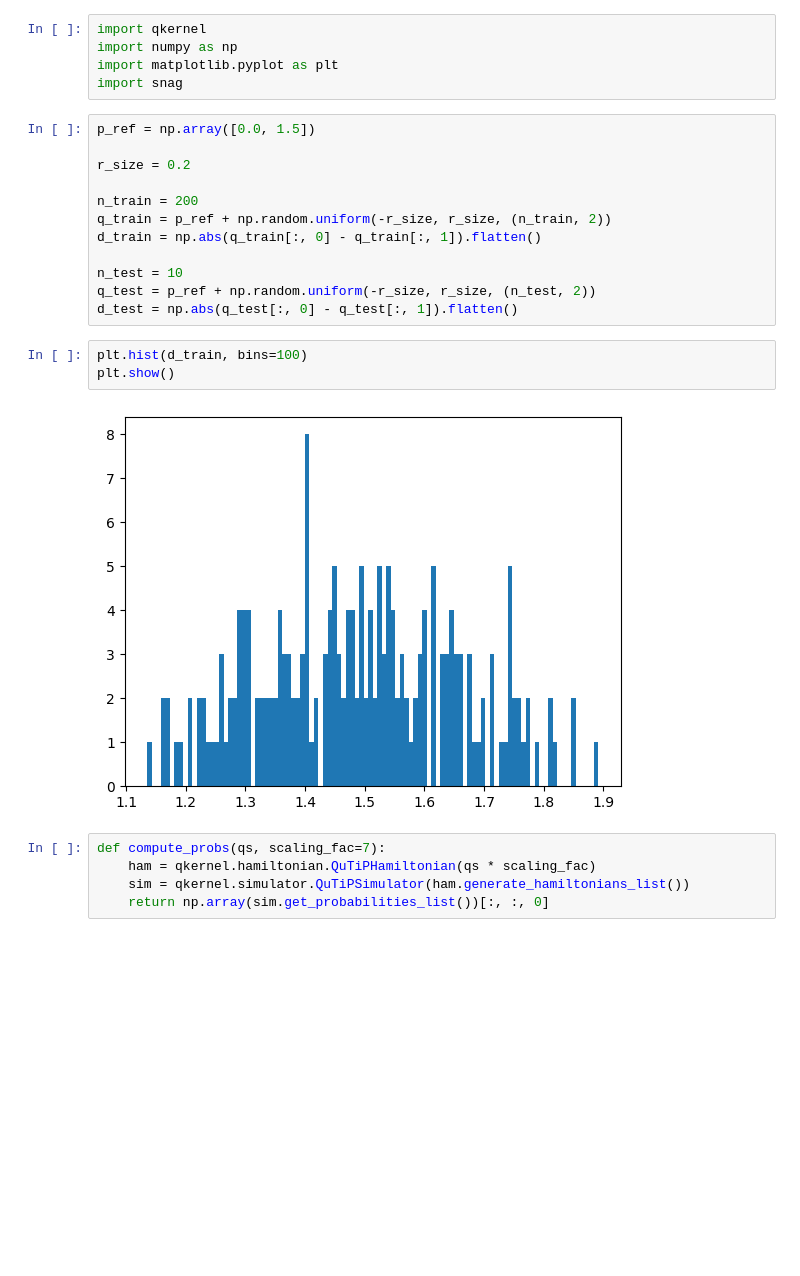
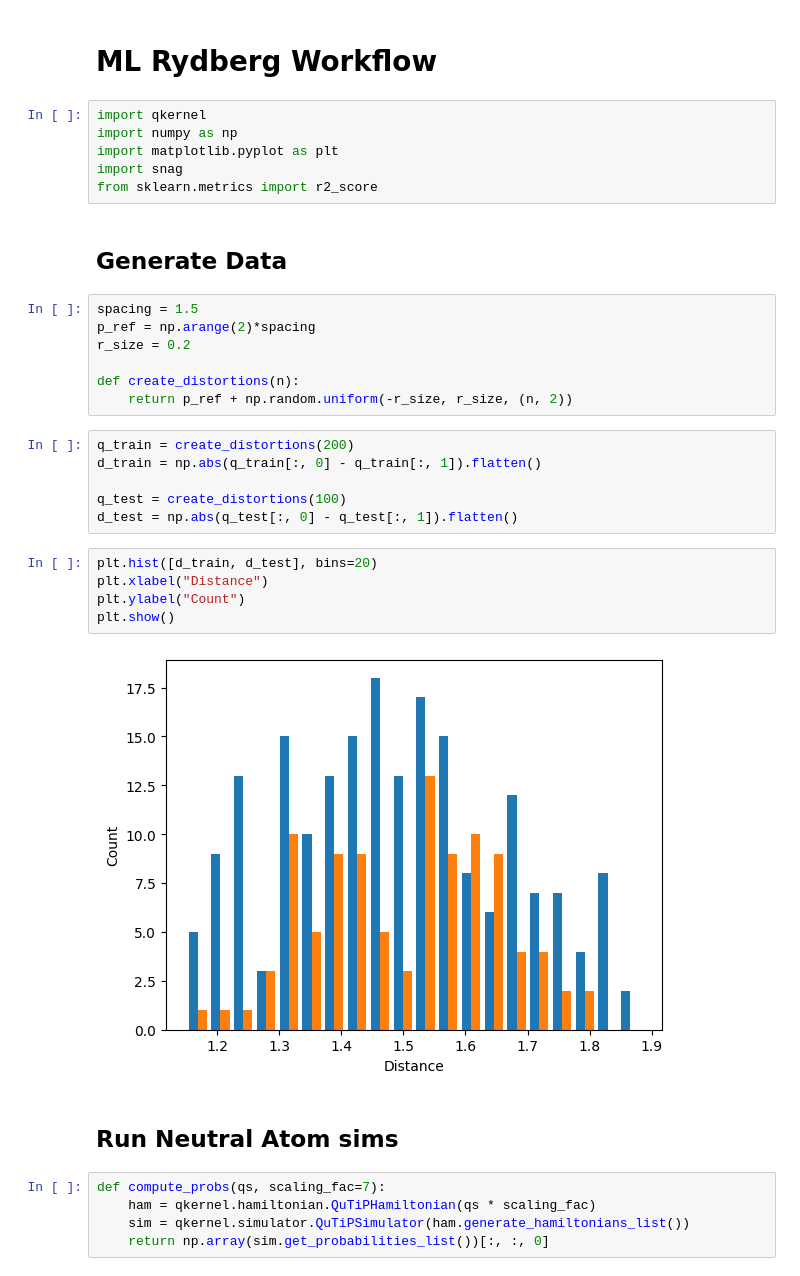
Before and after one commit to jimnel/snag, a Jupyter notebook: notebooks/ml_workflow_2site.ipynb, the cells around one changed output. Drawn from its saved outputs; the diff is of its cells as text; blank space fills up the shorter version.

```diff
--- a/notebooks/ml_workflow_2site.ipynb
+++ b/notebooks/ml_workflow_2site.ipynb
@@ -1,25 +1,35 @@
+# %% [markdown]
+# ML Rydberg Workflow
 # %%
 import qkernel
 import numpy as np
 import matplotlib.pyplot as plt
 import snag
+from sklearn.metrics import r2_score
+# %% [markdown]
+## Generate Data
+# %%
+spacing = 1.5
+p_ref = np.arange(2)*spacing
+r_size = 0.2
+
+def create_distortions(n):
+    return p_ref + np.random.uniform(-r_size, r_size, (n, 2))
 # %%
-p_ref = np.array([0.0, 1.5])
-
-r_size = 0.2
-
-n_train = 200
-q_train = p_ref + np.random.uniform(-r_size, r_size, (n_train, 2))
+q_train = create_distortions(200)
 d_train = np.abs(q_train[:, 0] - q_train[:, 1]).flatten()
 
-n_test = 10
-q_test = p_ref + np.random.uniform(-r_size, r_size, (n_test, 2))
+q_test = create_distortions(100)
 d_test = np.abs(q_test[:, 0] - q_test[:, 1]).flatten()
 # %%
-plt.hist(d_train, bins=100)
+plt.hist([d_train, d_test], bins=20)
+plt.xlabel("Distance")
+plt.ylabel("Count")
 plt.show()
 # %% [output]
-[figure, old version]
+[figure, new version]
+# %% [markdown]
+## Run Neutral Atom sims
 # %%
 def compute_probs(qs, scaling_fac=7):
     ham = qkernel.hamiltonian.QuTiPHamiltonian(qs * scaling_fac)
```
Also changed, not shown: parts of 16 cells of this notebook, 4 other files.
